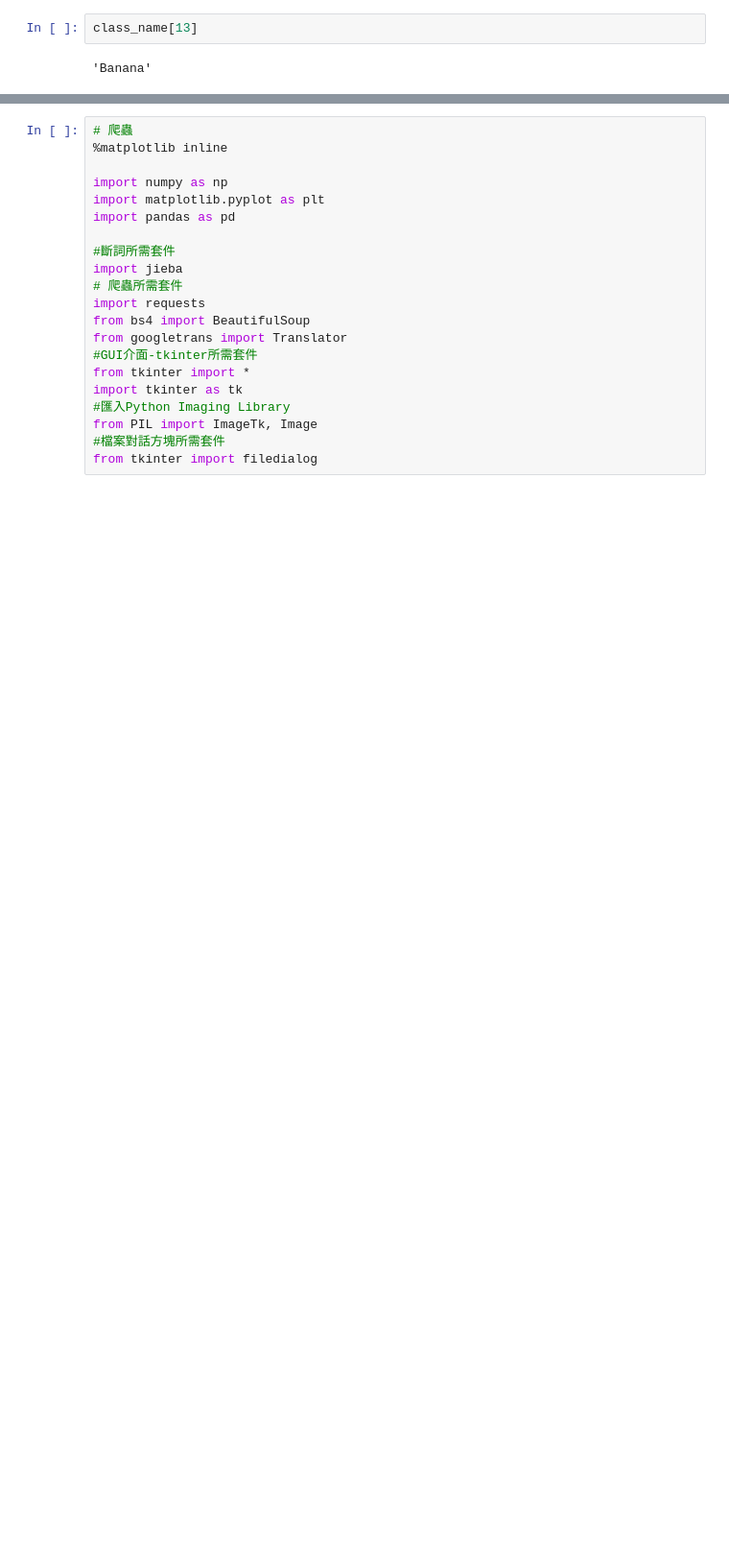
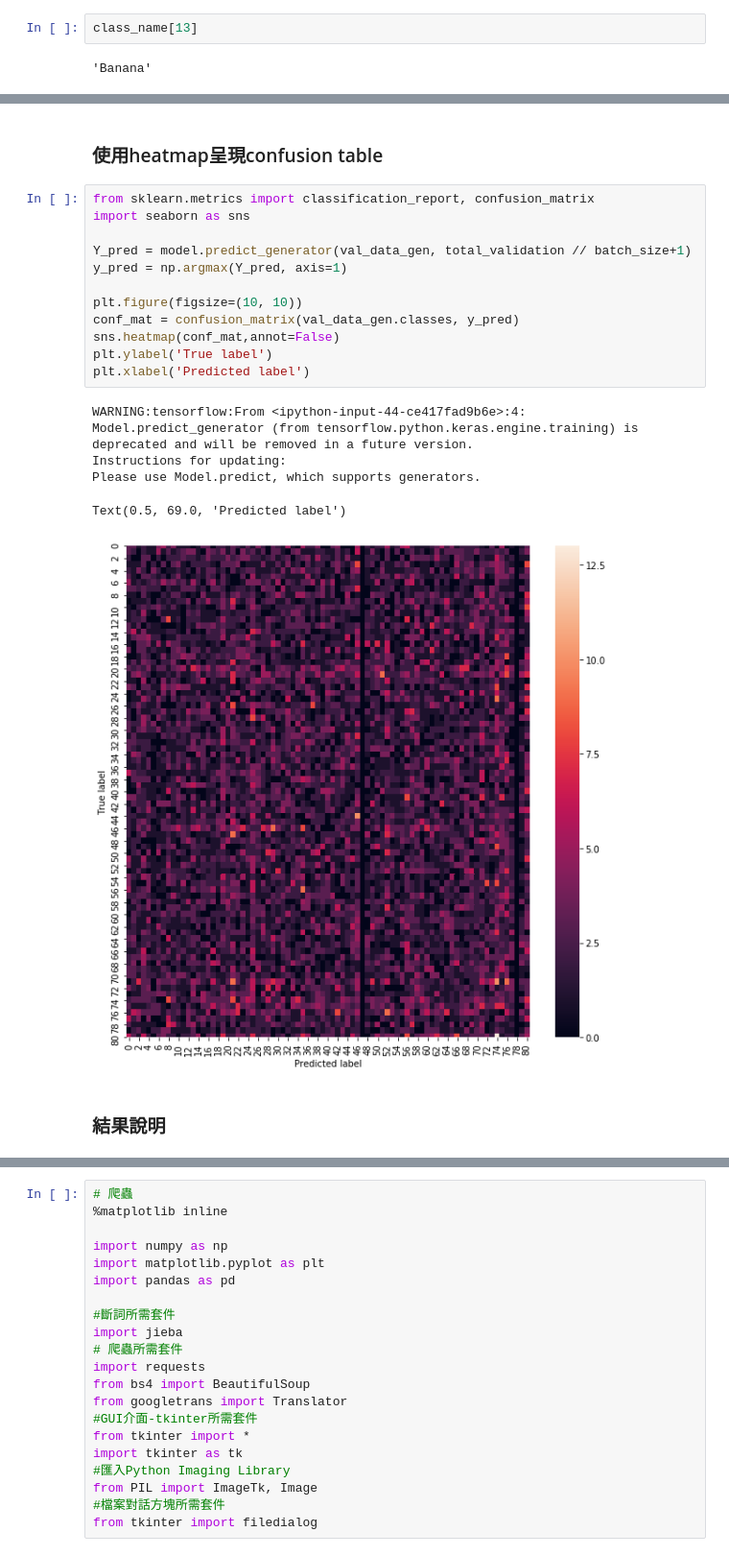
Before and after one commit to WEN890731/Final_Project, a Jupyter notebook: Fruit.ipynb, the cells around one changed output, grey strips where cells are left out. Shown at 96% size. Drawn from its saved outputs; the diff is of its cells as text; blank space fills up the shorter version.

```diff
--- a/Fruit.ipynb
+++ b/Fruit.ipynb
@@ -357,3 +357,25 @@ plt.imshow(img)
 cnn model predict the image is Banana
 <matplotlib.image.AxesImage at 0x...>
 [figure]
+# %% [markdown]
+### 使用heatmap呈現confusion table
+# %%
+from sklearn.metrics import classification_report, confusion_matrix
+import seaborn as sns
+
+Y_pred = model.predict_generator(val_data_gen, total_validation // batch_size+1)
+y_pred = np.argmax(Y_pred, axis=1)
+
+plt.figure(figsize=(10, 10))
+conf_mat = confusion_matrix(val_data_gen.classes, y_pred)
+sns.heatmap(conf_mat,annot=False)
+plt.ylabel('True label')
+plt.xlabel('Predicted label')
+# %% [output]
+WARNING:tensorflow:From <ipython-input-44-ce417fad9b6e>:4: Model.predict_generator (from tensorflow.python.keras.engine.training) is deprecated and will be removed in a future version.
+Instructions for updating:
+Please use Model.predict, which supports generators.
+Text(0.5, 69.0, 'Predicted label')
+[figure, added]
+# %% [markdown]
+### 結果說明
```
Also changed, not shown: parts of 12 cells of this notebook.
